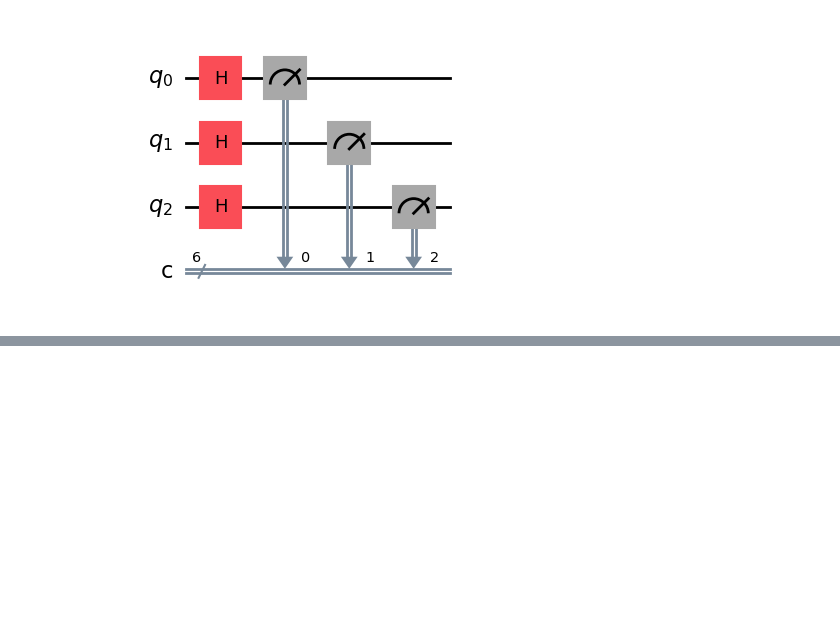
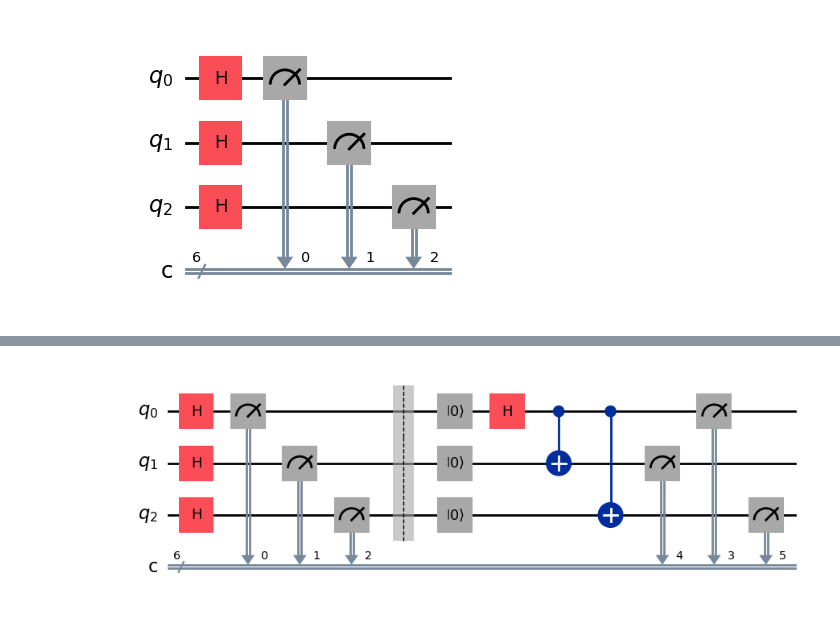
Before and after one commit to vigneshwari311/Foundations-of-QC, a Jupyter notebook: foundations/adding_ry_gate_coin_toss.ipynb, the cells around one changed output, grey strips where cells are left out. Cells and saved outputs as stored; diff of their text form; code cells hidden in the pictures; blank space fills up the shorter version.

```diff
--- a/foundations/adding_ry_gate_coin_toss.ipynb
+++ b/foundations/adding_ry_gate_coin_toss.ipynb
@@ -50,0 +51,10 @@ plot_histogram(count)
+# %%
+q_ct1.barrier([0,1,2])
+q_ct1.reset([0,1,2])
+q_ct1.h(0)
+q_ct1.cx(0,1)
+q_ct1.cx(0,2)
+q_ct1.measure([0,1,2],[3,4,5])
+q_ct1.draw('mpl')
+# %% [output]
+[figure, added]
```
Also changed, not shown: parts of 3 cells of this notebook, 2 other files.
